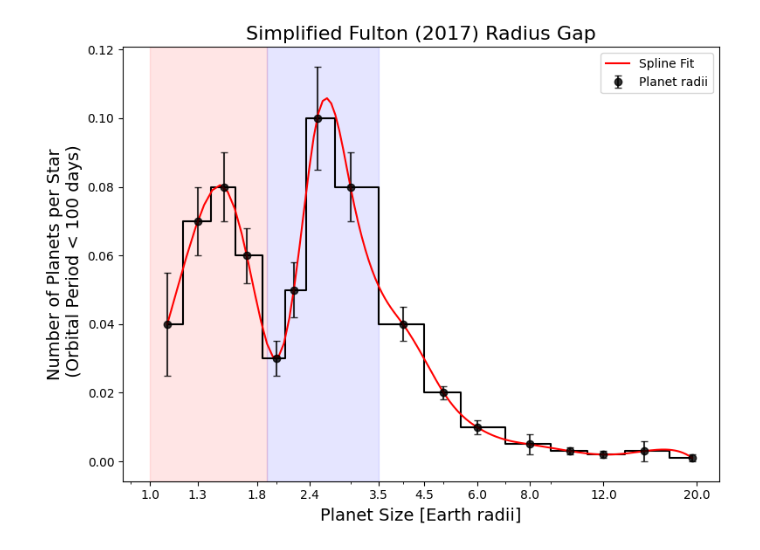
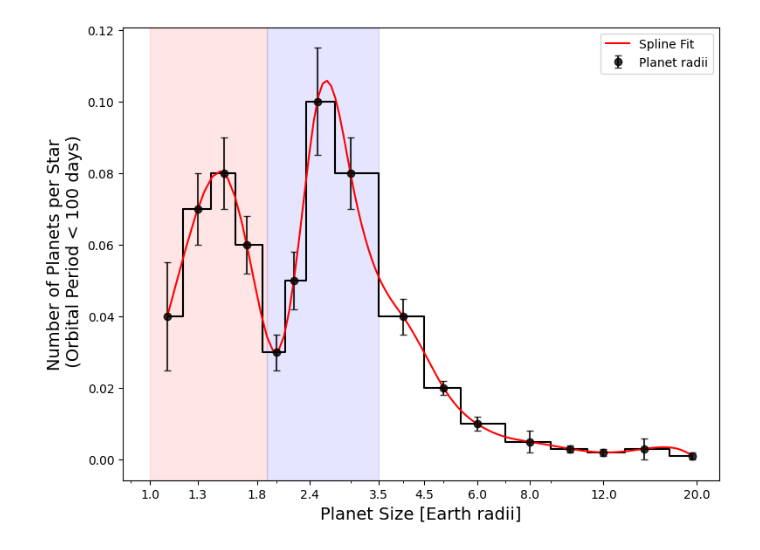
Before and after one commit to MarcusFri/SuperNovae, a Jupyter notebook: Schreiben/Exo_planets_plots.ipynb, the cells around one changed output. Saved outputs shown, nothing was run; the diff lists cells and outputs as text; code cells hidden in the pictures.

```diff
--- a/Schreiben/Exo_planets_plots.ipynb
+++ b/Schreiben/Exo_planets_plots.ipynb
@@ -13,32 +13,32 @@ x_spline = np.linspace(min(x_black), max(x_black), 300)
 spline = make_interp_spline(x_black, y_black)
 y_spline = spline(x_spline)
 
 # Plotting the figure
 plt.figure(figsize=(8, 6))
 
 # Plot black curve with error bars
 plt.errorbar(x_black, y_black, yerr=y_err_black, fmt='o', color='black', label='Planet radii', capsize=3, alpha=0.8)
 
 plt.step(x_black, y_black, where='mid', color='black', linestyle='-')
 
 # Plot red spline curve
 plt.plot(x_spline, y_spline, color='red', label='Spline Fit', linestyle='-')
 
 # Highlighting regions for bimodal radius distribution
 plt.axvspan(1.0, 1.9, color='red', alpha=0.1)
 plt.axvspan(1.9, 3.5, color='blue', alpha=0.1)
 
 # Customize axes
 plt.xscale('log')
 plt.xlabel('Planet Size [Earth radii]', fontsize=14)
 plt.ylabel(f'Number of Planets per Star\n (Orbital Period < 100 days)', fontsize=14)
-plt.title('Simplified Fulton (2017) Radius Gap', fontsize=16)
+#plt.title('Simplified Fulton (2017) Radius Gap', fontsize=16)
 plt.legend()
 xticks = [1.0, 1.3, 1.8, 2.4, 3.5, 4.5, 6.0, 8.0, 12.0, 20.0]
 plt.xticks(xticks, labels=[f'{tick}' for tick in xticks])
 plt.tight_layout()
 
 # Display the plot
 plt.show()
 # %% [output]
-[figure, old version]
+[figure, new version]
```
Also changed, not shown: parts of 2 cells of this notebook, 1 other file.
